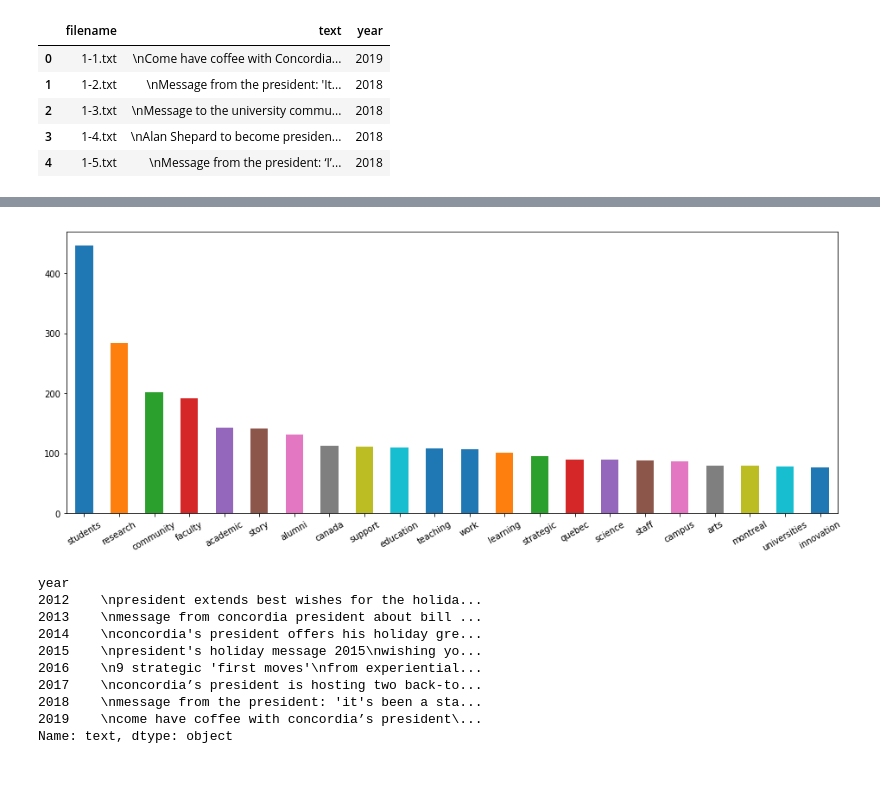
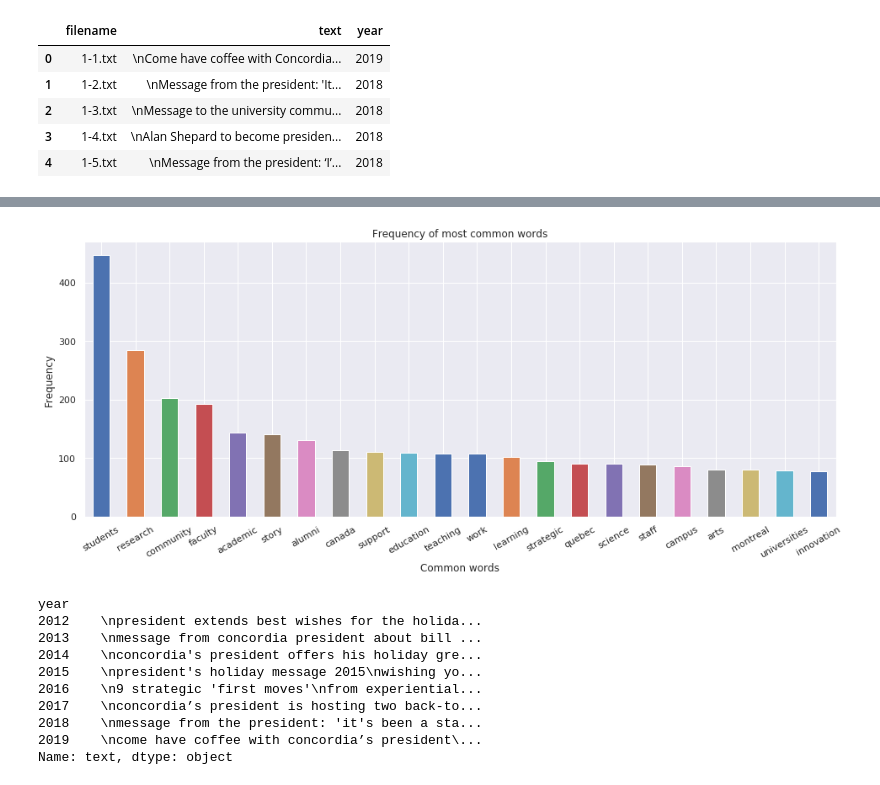
Before and after one commit to mavillard/concordia, a Jupyter notebook: messages1.ipynb, the cells around one changed output, grey strips where cells are left out. Saved outputs shown, nothing was run; the diff lists cells and outputs as text; code cells hidden in the pictures.

```diff
--- a/messages1.ipynb
+++ b/messages1.ipynb
@@ -8,3 +9,5 @@ import pandas as pd
+# %%
+sns.set()
 # %%
 %matplotlib inline
 # %%
@@ -124,13 +127,16 @@ top_meaningful_words = ['students', 'research', 'community', 'faculty', 'academi
 # %%
 sr = pd.Series(dict((w, c[w]) for w in top_meaningful_words))
 # %%
-sr.sort_values(ascending=False).plot(
+ax = sr.sort_values(ascending=False).plot(
     kind='bar',
     figsize=(16,6),
     rot=30,
-);
+    title='Frequency of most common words'
+)
+ax.set_xlabel('Common words')
+ax.set_ylabel('Frequency');
 # %% [output]
-[figure, old version]
+[figure, new version]
 # %%
 sr2 = df.groupby('year')['text'].sum()
 # %%
```
Also changed, not shown: parts of 4 cells of this notebook.
